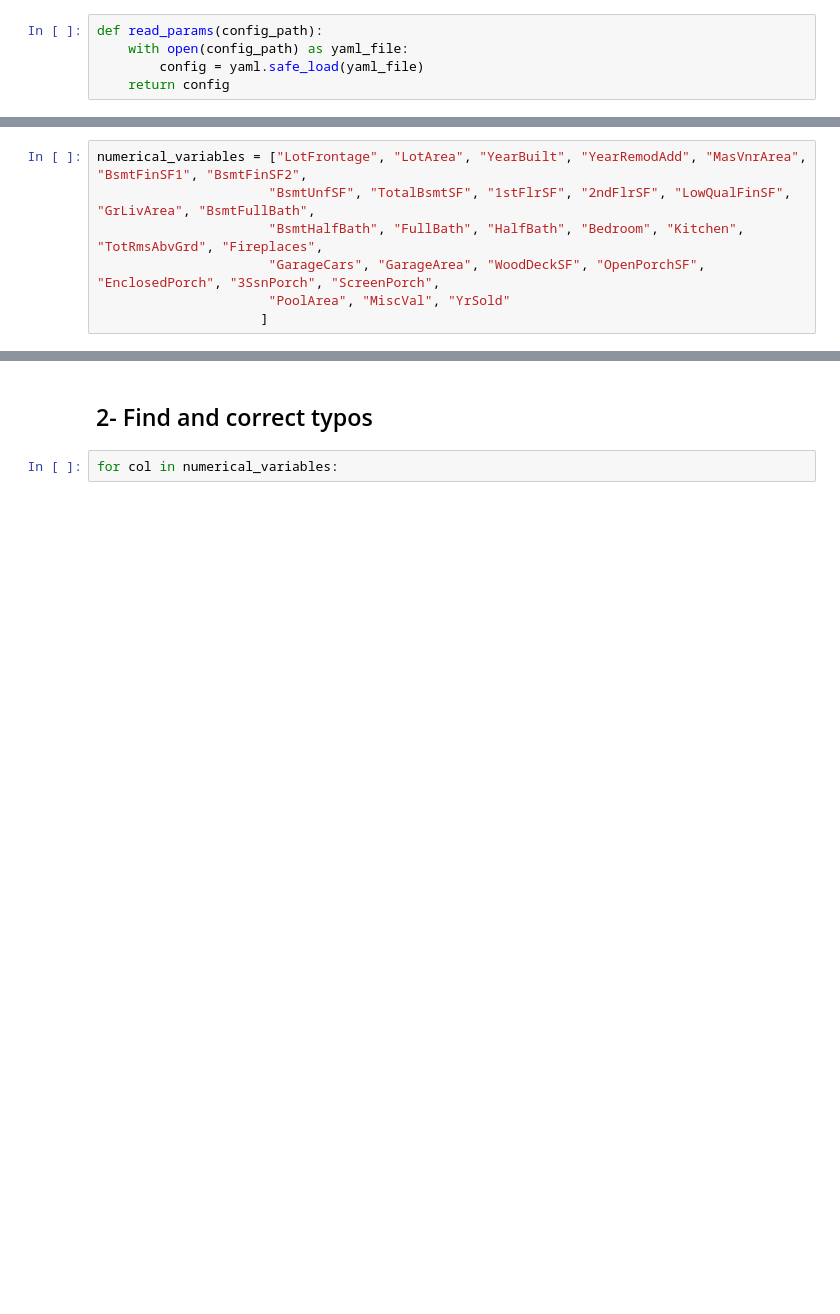
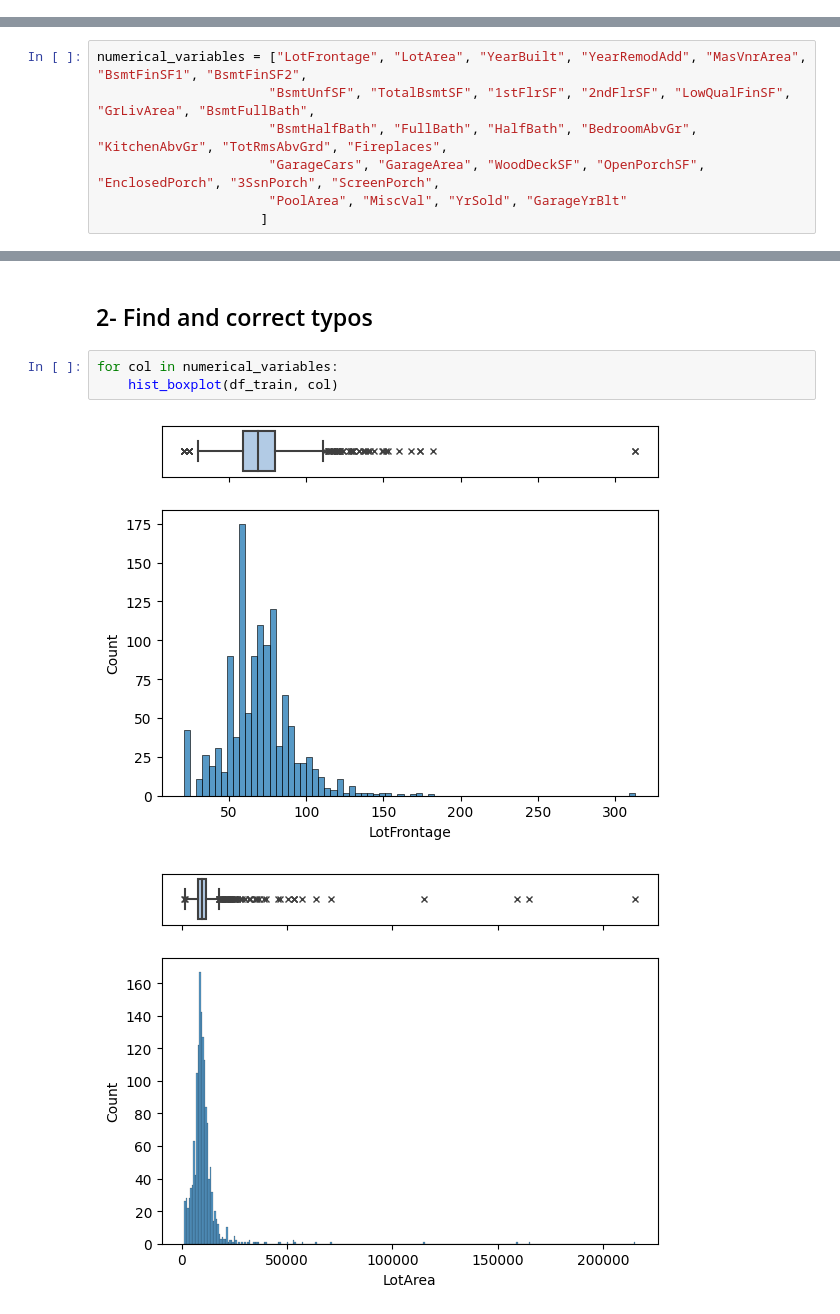
Before and after one commit to hamedrb/KaggleHousingPrices, a Jupyter notebook: notebooks/EDA_DataCleaning.ipynb, the cells around one changed output, grey strips where cells are left out. Drawn from its saved outputs; the diff is of its cells as text; blank space fills up the shorter version.

```diff
--- a/notebooks/EDA_DataCleaning.ipynb
+++ b/notebooks/EDA_DataCleaning.ipynb
@@ -10,10 +12,5 @@ from sklearn.model_selection import train_test_split
 # %% [markdown]
 # Read data
-# %%
-def read_params(config_path):
-    with open(config_path) as yaml_file:
-        config = yaml.safe_load(yaml_file)
-    return config
 # %%
 print("Current working dir: ", os.getcwd())
 # %% [output]
@@ -136,9 +133,9 @@ Text(0.5, 1.0, 'Missing values frequency (%)')
 # %%
 numerical_variables = ["LotFrontage", "LotArea", "YearBuilt", "YearRemodAdd", "MasVnrArea", "BsmtFinSF1", "BsmtFinSF2",
                       "BsmtUnfSF", "TotalBsmtSF", "1stFlrSF", "2ndFlrSF", "LowQualFinSF", "GrLivArea", "BsmtFullBath",
-                      "BsmtHalfBath", "FullBath", "HalfBath", "Bedroom", "Kitchen", "TotRmsAbvGrd", "Fireplaces",
+                      "BsmtHalfBath", "FullBath", "HalfBath", "BedroomAbvGr", "KitchenAbvGr", "TotRmsAbvGrd", "Fireplaces",
                       "GarageCars", "GarageArea", "WoodDeckSF", "OpenPorchSF", "EnclosedPorch", "3SsnPorch", "ScreenPorch",
-                      "PoolArea", "MiscVal", "YrSold"
+                      "PoolArea", "MiscVal", "YrSold", "GarageYrBlt"
                      ]
 # %%
 categorical_variables = ["MSSubClass", "MSZoning", "Street", "Alley", "LotShape", "LandContour", "Utilities", "LotConfig",
@@ -153,4 +150,7 @@ categorical_variables = ["MSSubClass", "MSZoning", "Street", "Alley", "LotShape"
 ## 2- Find and correct typos
 # %%
 for col in numerical_variables:
+    hist_boxplot(df_train, col)
 # %% [output]
+[figure, added]
+[figure, added]
```
Also changed, not shown: parts of 5 cells of this notebook.
